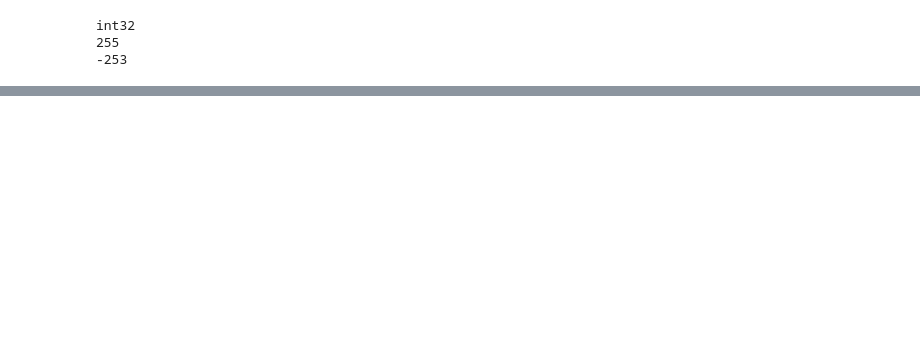
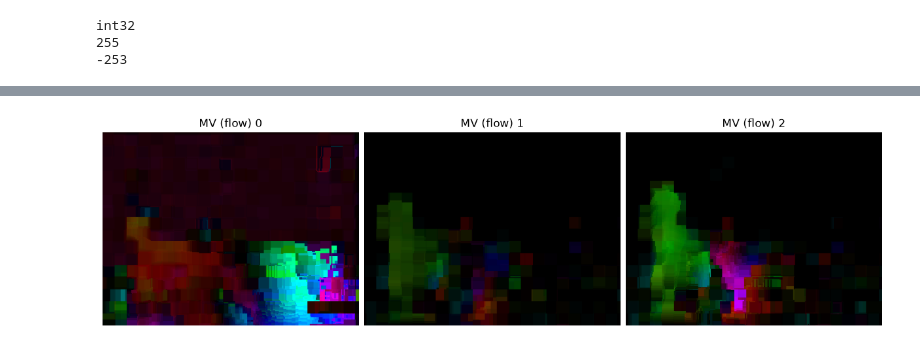
Before and after one commit to m-safari/CLIP4Clip-CompressedDomain, a Jupyter notebook: compressed_domain/explore/coviar.ipynb, the cells around one changed output, grey strips where cells are left out. Cells and saved outputs as stored; diff of their text form; code cells hidden in the pictures; blank space fills up the shorter version.

```diff
--- a/compressed_domain/explore/coviar.ipynb
+++ b/compressed_domain/explore/coviar.ipynb
@@ -32,0 +133,4 @@ uint8
+# %%
+show_motion_vectors([m1, m2, m3], mode="flow")
+# %% [output]
+[figure, added]
```
Also changed, not shown: parts of 8 cells of this notebook.
